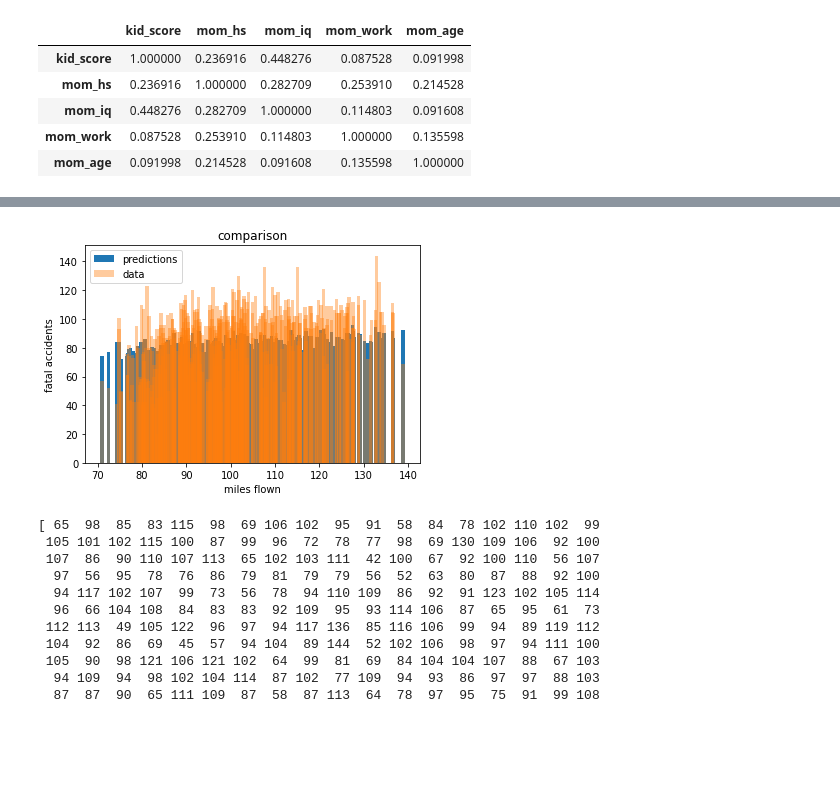
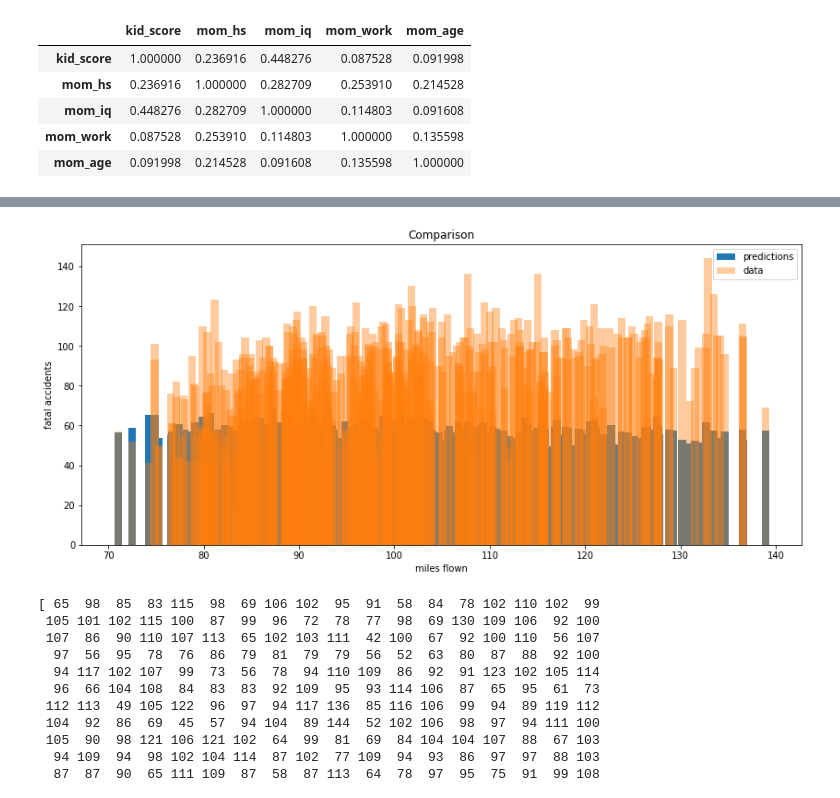
Before and after one commit to Sylwiam12/kidiq, a Jupyter notebook: kid_iq_FULL.ipynb, the cells around one changed output, grey strips where cells are left out. Drawn from its saved outputs; the diff is of its cells as text; code cells hidden in the pictures; blank space fills up the shorter version.

```diff
--- a/kid_iq_FULL.ipynb
+++ b/kid_iq_FULL.ipynb
@@ -184,13 +211,14 @@ plt.show()
 # %%
-plt.bar(df["mom_iq"],yields_pred_prior_means, label="predictions")
-plt.bar(df["mom_iq"],df["kid_score"], label="data", alpha =0.4)
-plt.title("comparison")
+plt.figure(figsize=(14,6))
+plt.bar(df.mom_iq.values,yields_pred_prior_means, label="predictions")
+plt.bar(df.mom_iq.values,df.kid_score.values, label="data", alpha =0.4)
+plt.title("Comparison")
 plt.ylabel("fatal accidents")
 plt.xlabel("miles flown")
 plt.legend()
 plt.show()
 # %% [output]
-[figure, old version]
+[figure, new version]
 # %%
 print(df["kid_score"].values)
 # %% [output]
```
Also changed, not shown: parts of 24 cells of this notebook, 6 other files.
